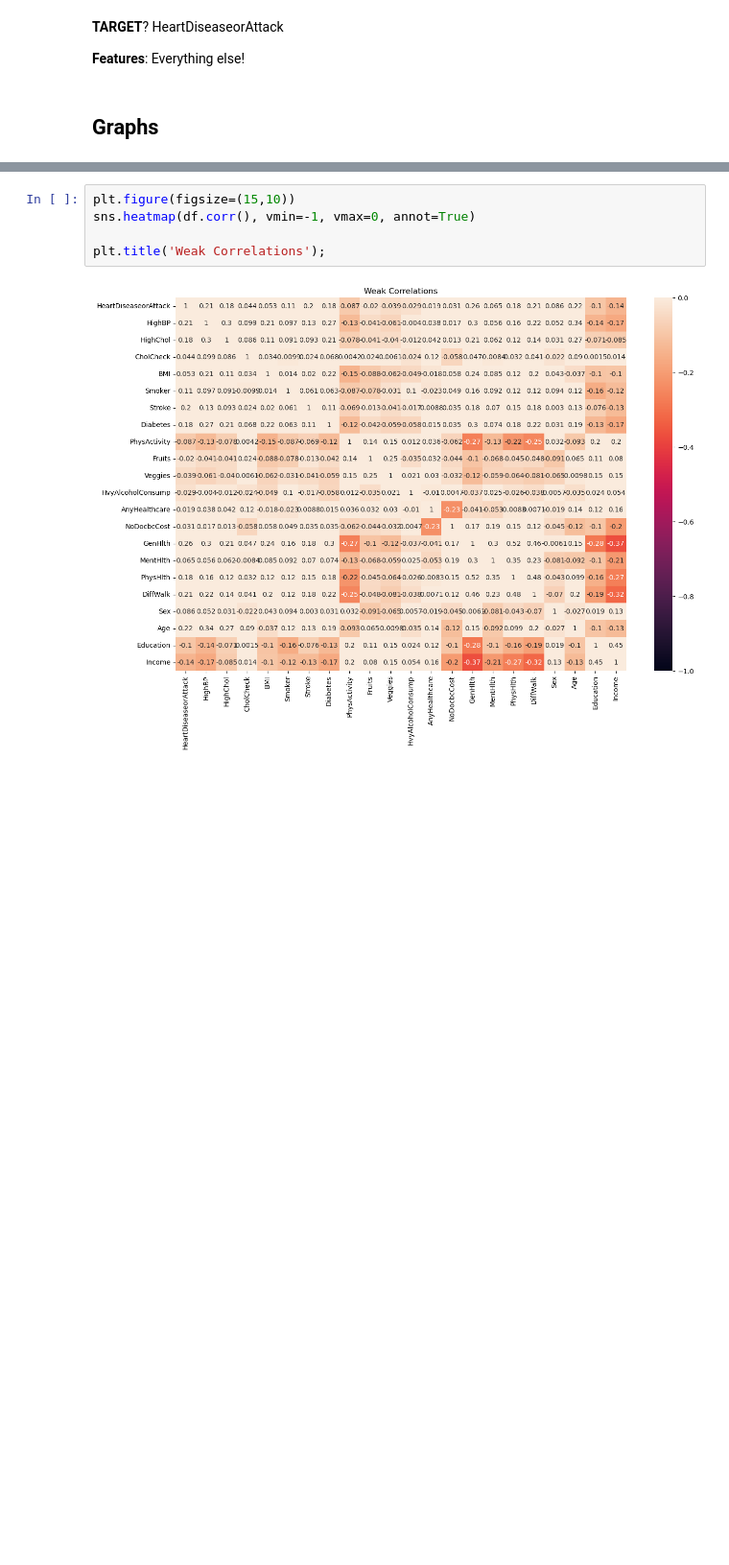
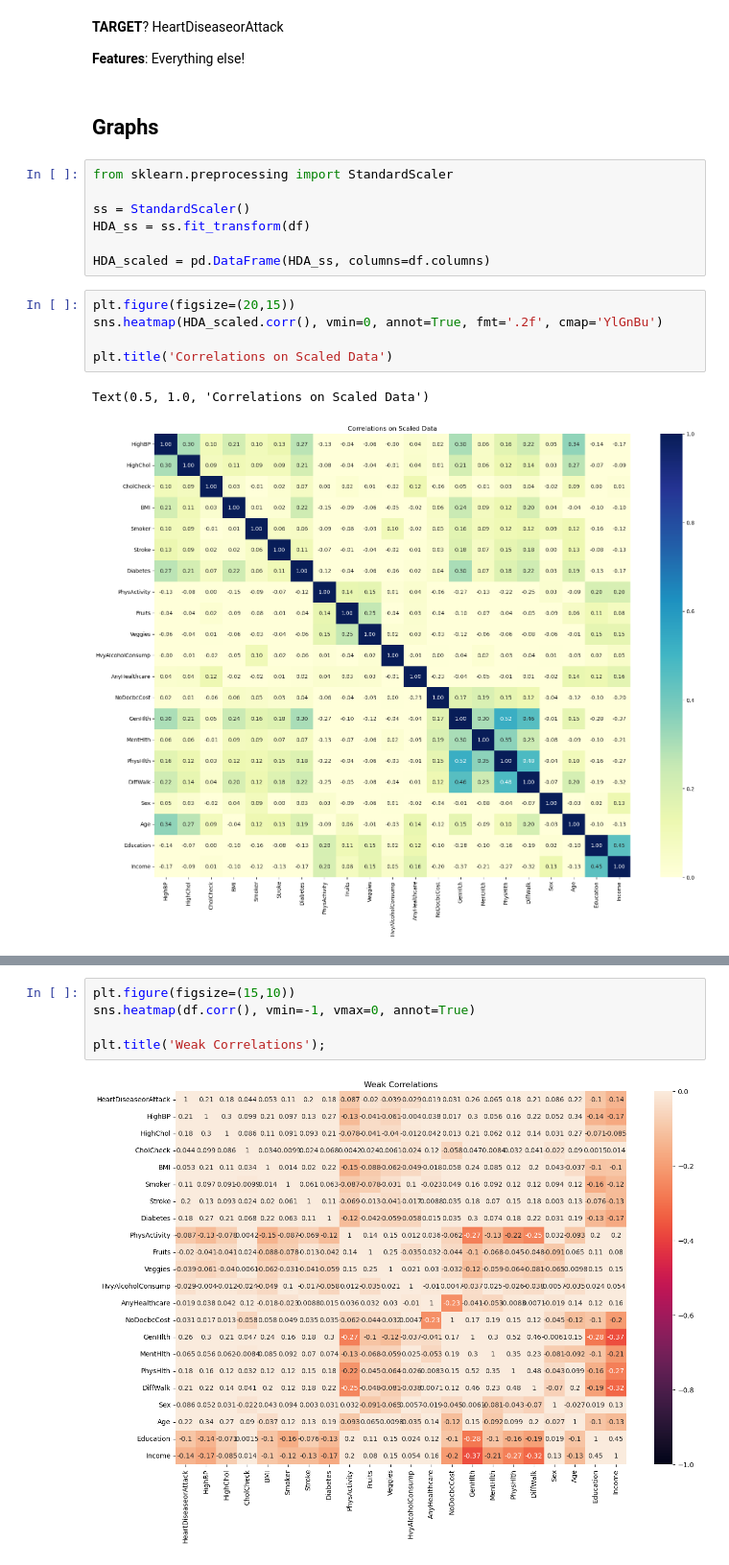
Before and after one commit to ejohnmedina/dsi-project-4, a Jupyter notebook: john-eda-graphs.ipynb, the cells around one changed output, grey strips where cells are left out. Shown at 96% size. Cells and saved outputs as stored; diff of their text form; blank space fills up the shorter version.

```diff
--- a/john-eda-graphs.ipynb
+++ b/john-eda-graphs.ipynb
@@ -96,4 +96,19 @@ df_over_1.describe()
 **Features**: Everything else!
 # %% [markdown]
 ## Graphs
+# %%
+from sklearn.preprocessing import StandardScaler
+
+ss = StandardScaler()
+HDA_ss = ss.fit_transform(df)
+
+HDA_scaled = pd.DataFrame(HDA_ss, columns=df.columns)
+# %%
+plt.figure(figsize=(20,15))
+sns.heatmap(HDA_scaled.corr(), vmin=0, annot=True, fmt='.2f', cmap='YlGnBu')
+
+plt.title('Correlations on Scaled Data')
+# %% [output]
+Text(0.5, 1.0, 'Correlations on Scaled Data')
+[figure, added]
 # %%
```
Also changed, not shown: parts of 1 cell of this notebook.
